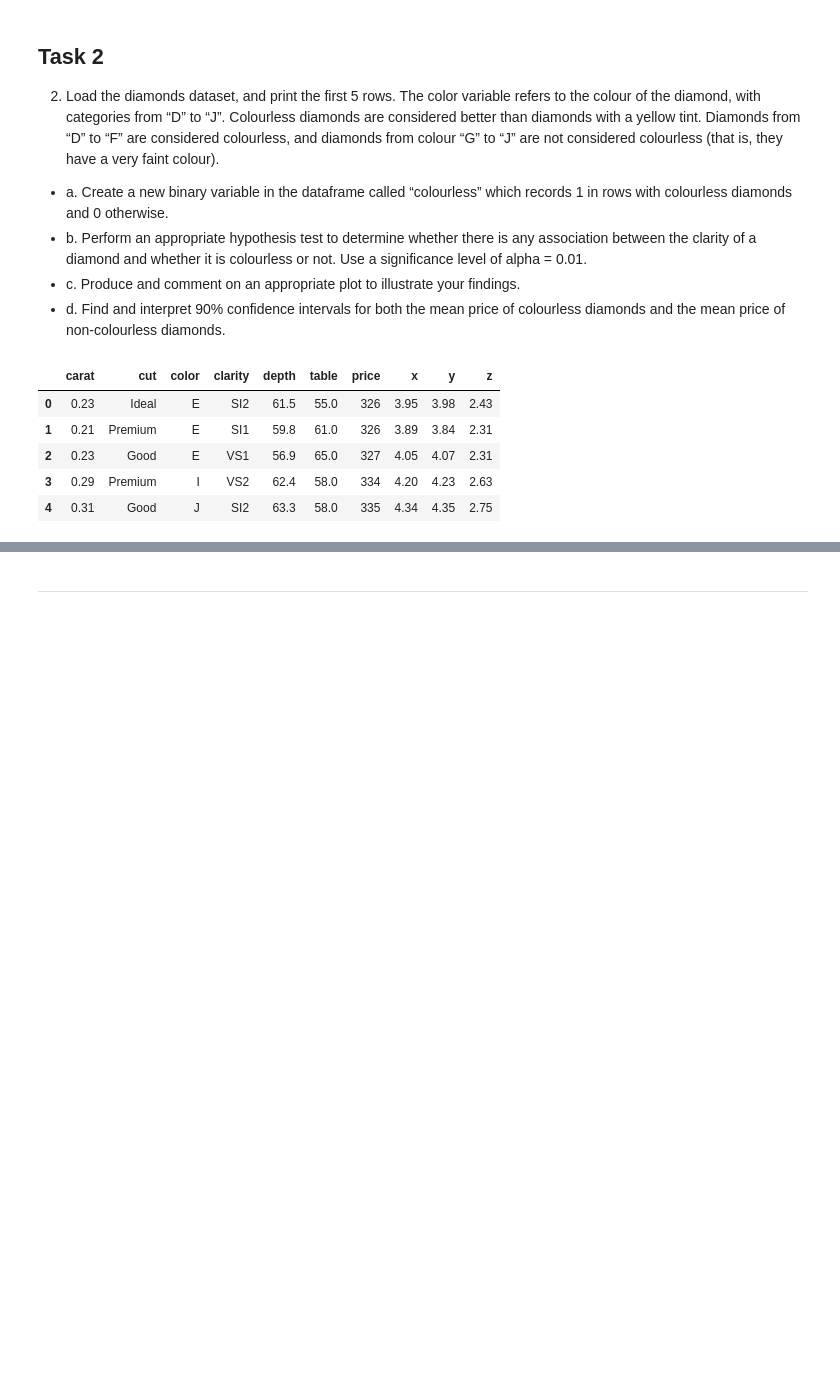
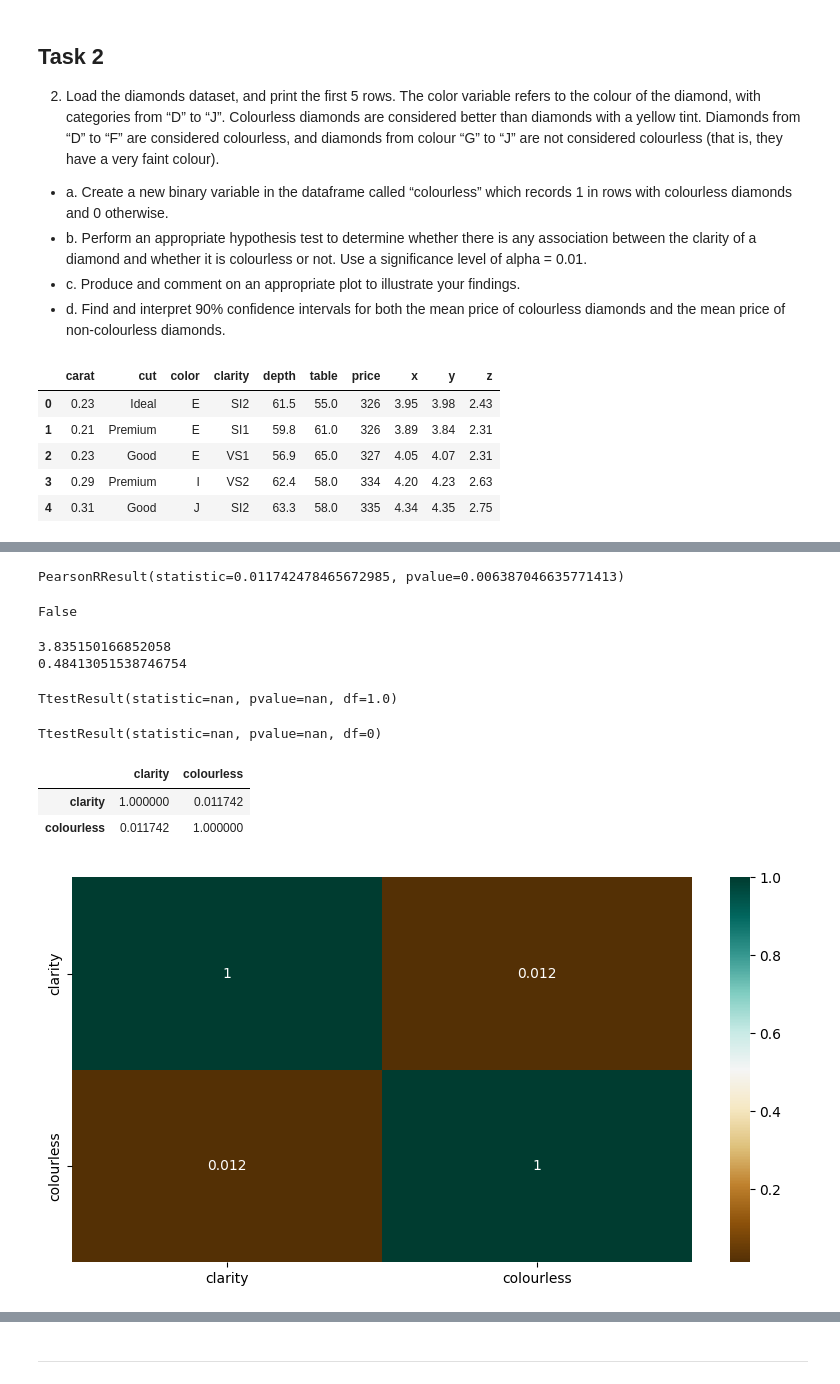
Before and after one commit to CristhianMacedo2024104/Statistical-Techniques-CA2, a Jupyter notebook: CristhianMacedo_StatisticalTecHDip_CA2.ipynb, the cells around one changed output, grey strips where cells are left out. Saved outputs shown, nothing was run; the diff lists cells and outputs as text; code cells hidden in the pictures; blank space fills up the shorter version.

```diff
--- a/CristhianMacedo_StatisticalTecHDip_CA2.ipynb
+++ b/CristhianMacedo_StatisticalTecHDip_CA2.ipynb
@@ -328,0 +377,2 @@ task2.head()
+# %%
+task2["colourless"]  = [1 if colors == 'D' or colors == 'E' or colors == 'F' else 0 for colors in task2['color']]
@@ -328,0 +388,46 @@ task2.head()
+# %%
+from sklearn.preprocessing import LabelEncoder
+
+encoder = LabelEncoder()
+task2['clarity'] = encoder.fit_transform(task2['clarity'])
+# %%
+res = stats.pearsonr(task2["clarity"], task2["colourless"])
+res
+# %% [output]
+PearsonRResult(statistic=0.011742478465672985, pvalue=0.006387046635771413)
+# %%
+alpha = 0.01
+
+res[1] > alpha
+# %% [output]
+False
+# %%
+task2_clarity_mean = np.mean(task2['clarity'])
+print(np.mean(task2['clarity']))
+
+print(np.mean(task2['colourless']))
+task2_colourless_mean = np.mean(task2['colourless'])
+# %% [output]
+3.835150166852058
+0.48413051538746754
+# %%
+stats.ttest_ind(a = task2_clarity_mean, b = task2_colourless_mean, equal_var = False)
+# %% [output]
+TtestResult(statistic=nan, pvalue=nan, df=1.0)
+# %%
+stats.ttest_rel(task2_clarity_mean, task2_colourless_mean)
+# %% [output]
+TtestResult(statistic=nan, pvalue=nan, df=0)
+# %%
+numeric_cols = task2[["clarity", "colourless"]]
+
+plt.figure(figsize = (10, 5))
+correlation_matrix = numeric_cols.corr()
+
+sns.heatmap(correlation_matrix, cmap = "BrBG", annot = True)
+correlation_matrix
+# %% [output]
+|  | clarity | colourless |
+| clarity | 1.000000 | 0.011742 |
+| colourless | 0.011742 | 1.000000 |
+[figure, added]
```
Also changed, not shown: parts of 10 cells of this notebook.
